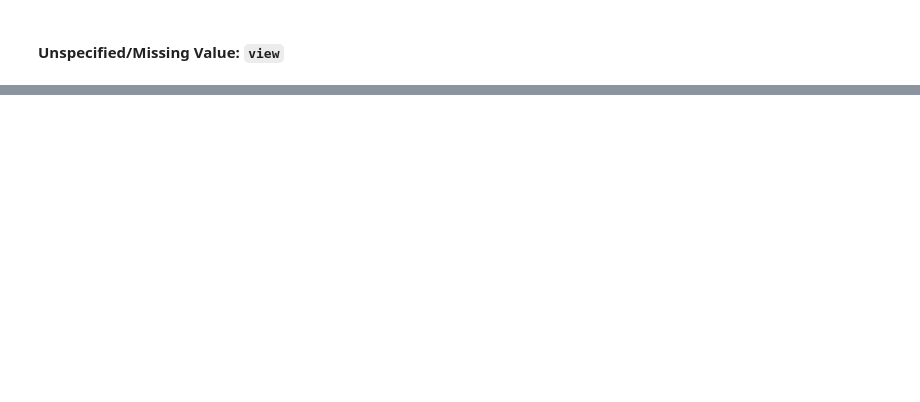
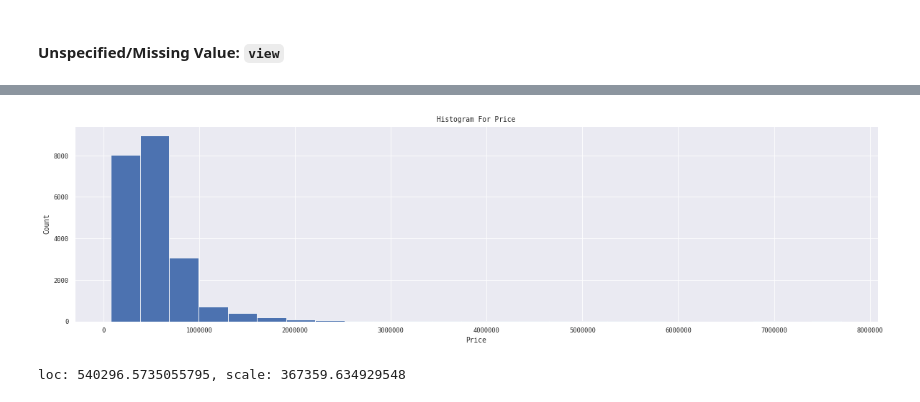
Before and after one commit to tigerarcades/nf-datascience-project001_house_prices, a Jupyter notebook: immersive_data_science_project001_eda.ipynb, the cells around one changed output, grey strips where cells are left out. Saved outputs shown, nothing was run; the diff lists cells and outputs as text; code cells hidden in the pictures; blank space fills up the shorter version.

```diff
--- a/immersive_data_science_project001_eda.ipynb
+++ b/immersive_data_science_project001_eda.ipynb
@@ -79,5 +146,5 @@ df.tail()
 # %% [markdown]
 `date` is a string following the pattern `month/date/year`. It might be useful to convert the value later into a [pandas.Timestamp](https://pandas.pydata.org/pandas-docs/stable/reference/api/pandas.Timestamp.html) as it may provide additional or more useful comparison mechanics.
 # %%
-df['date_as_datetime'] = df['date'].apply(pd.to_datetime)
+df['date'] = df['date'].apply(pd.to_datetime)
 # %% [markdown]
@@ -104,0 +281,10 @@ df[df['view'].isna()].describe()
+# %%
+f, ax = plt.subplots(figsize=(20, 5))
+
+plt.xlabel('Price')
+plt.ylabel('Count')
+plt.title('Histogram For Price')
+
+df['price'].hist(bins=25);
+# %% [output]
+[figure, added]
@@ -104,0 +297,4 @@ df[df['view'].isna()].describe()
+# %%
+print("loc: {}, scale: {}".format(μ, σ))
+# %% [output]
+loc: 540296.5735055795, scale: 367359.634929548
```
Also changed, not shown: parts of 42 cells of this notebook.
